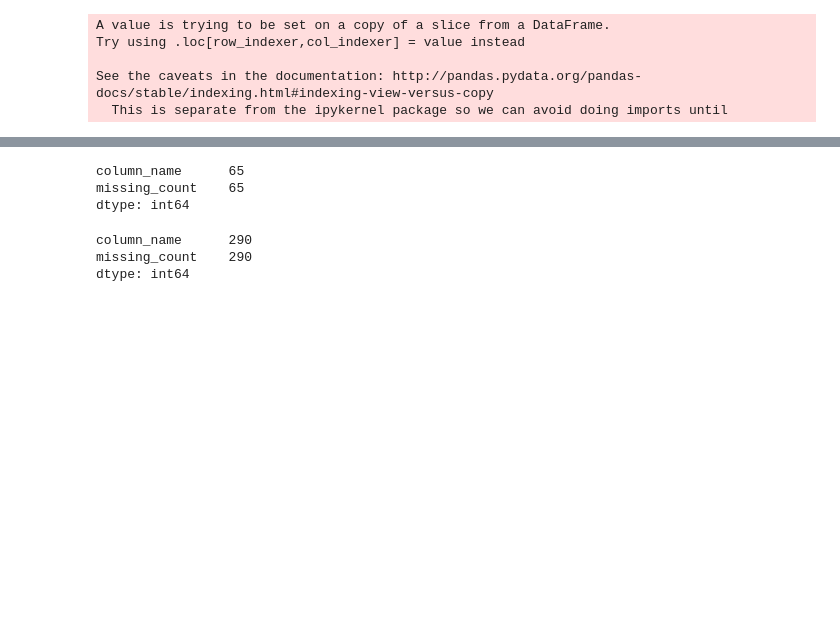
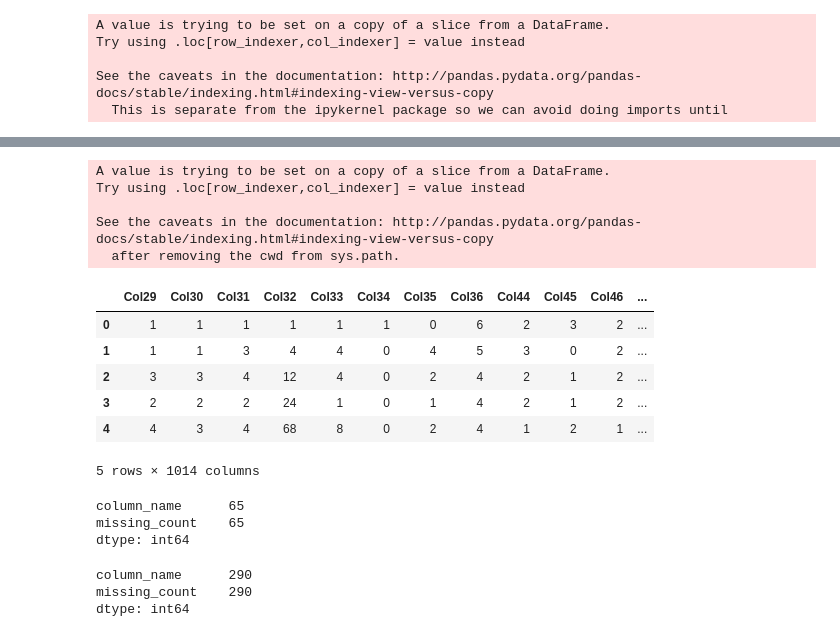
Before and after one commit to trailblazerakash/MachineLearning, a Jupyter notebook: hdfc/model.ipynb, the cells around one changed output, grey strips where cells are left out. Saved outputs shown, nothing was run; the diff lists cells and outputs as text; code cells hidden in the pictures; blank space fills up the shorter version.

```diff
--- a/hdfc/model.ipynb
+++ b/hdfc/model.ipynb
@@ -207,6 +234,30 @@ def get_missing_count(df):
-# %%
-get_missing_count(cat_df).count()
-# %% [output]
-column_name      65
-missing_count    65
-dtype: int64
+# %%
+def get_non_missing_columns(df):
+  missing_df = df.isnull().sum(axis=0).reset_index()
+  missing_df.columns = ['column_name', 'missing_count']
+  missing_df = missing_df.loc[missing_df['missing_count']==0]
+  return missing_df
+# %%
+cat_non_miss_columns =list(get_non_missing_columns(cat_df)['column_name'])
+cont_non_miss_columns =list(get_non_missing_columns(cont_df)['column_name'])
+# %%
+final_cols = cat_non_miss_columns+cont_non_miss_columns
+
+training_df = non_cor_train_df[final_cols]
+training_df['Col2'] = non_cor_train_df['Col2']
+# %% [output]
+A value is trying to be set on a copy of a slice from a DataFrame.
+Try using .loc[row_indexer,col_indexer] = value instead
+
+See the caveats in the documentation: http://pandas.pydata.org/pandas-docs/stable/indexing.html#indexing-view-versus-copy
+  after removing the cwd from sys.path.
+# %%
+training_df.head()
+# %% [output]
+|  | Col29 | Col30 | Col31 | Col32 | Col33 | Col34 | Col35 | Col36 | Col44 | Col45 | Col46 | ... |
+| 0 | 1 | 1 | 1 | 1 | 1 | 1 | 0 | 6 | 2 | 3 | 2 | ... |
+| 1 | 1 | 1 | 3 | 4 | 4 | 0 | 4 | 5 | 3 | 0 | 2 | ... |
+| 2 | 3 | 3 | 4 | 12 | 4 | 0 | 2 | 4 | 2 | 1 | 2 | ... |
+| 3 | 2 | 2 | 2 | 24 | 1 | 0 | 1 | 4 | 2 | 1 | 2 | ... |
+| 4 | 4 | 3 | 4 | 68 | 8 | 0 | 2 | 4 | 1 | 2 | 1 | ... |
+5 rows × 1014 columns
@@ -213,3 +266,31 @@ dtype: int64
+# %%
+for col in cat_non_miss_columns:
+
+       data=X_train[[col]].append(X_test[[col]])
+       enc.fit(data)
+
+       temp = enc.transform(X_train[[col]])
+
+       temp=pd.DataFrame(temp,columns=[(col+"_"+str(i)) for i in data[col]
+            .value_counts().index])
+
+
+       temp=temp.set_index(X_train.index.values)
+
+       X_train_1=pd.concat([X_train_1,temp],axis=1)
+
+       temp = enc.transform(X_test[[col]])
+
+       temp=pd.DataFrame(temp,columns=[(col+"_"+str(i)) for i in data[col]
+            .value_counts().index])
+
+       temp=temp.set_index(X_test.index.values)
+
+       X_test_1=pd.concat([X_test_1,temp],axis=1)
+# %% [output]
+column_name      65
+missing_count    65
+dtype: int64
 # %%
 
 get_missing_count(cont_df).count()
```
Also changed, not shown: parts of 17 cells of this notebook.
